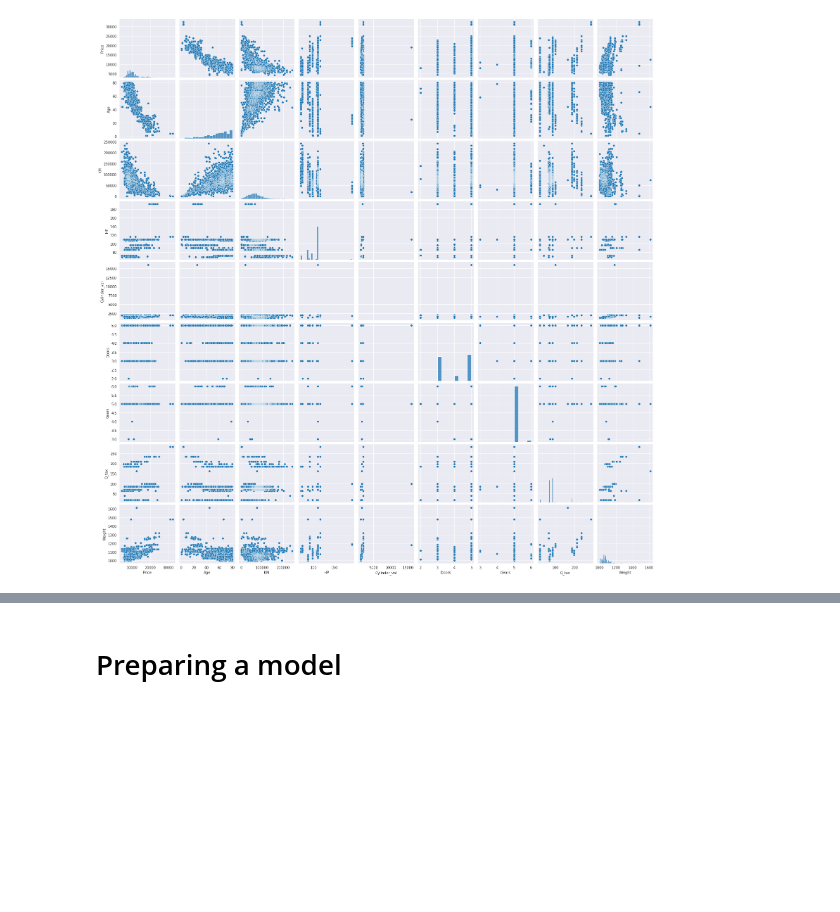
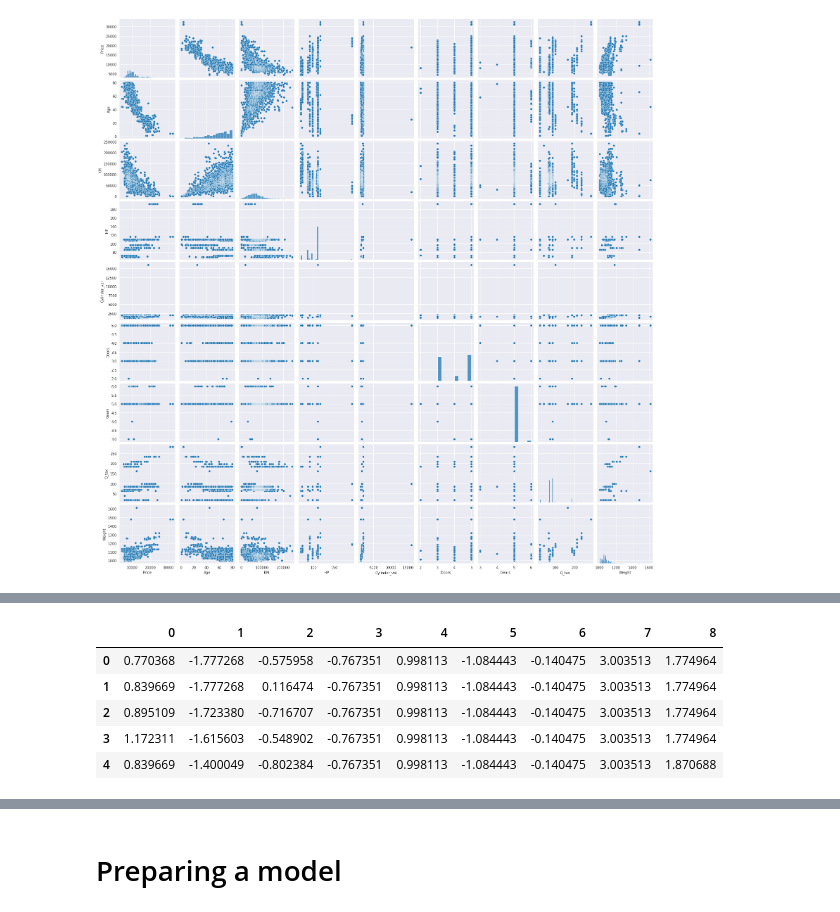
Before and after one commit to RiteshopShrivastava/Assignment_5_Multi_Linear_Regression_Toyota, a Jupyter notebook: Assignment_5_MLR_Toyota_Corolla.ipynb, the cells around one changed output, grey strips where cells are left out. Drawn from its saved outputs; the diff is of its cells as text; code cells hidden in the pictures; blank space fills up the shorter version.

```diff
--- a/Assignment_5_MLR_Toyota_Corolla.ipynb
+++ b/Assignment_5_MLR_Toyota_Corolla.ipynb
@@ -157,0 +162,4 @@ sns.pairplot(toyota2)
+# %%
+from sklearn.preprocessing import StandardScaler
+scale = StandardScaler()
+toyota_scale = scale.fit_transform(toyota)
@@ -157,0 +182,10 @@ sns.pairplot(toyota2)
+# %%
+toyota_df = pd.DataFrame(toyota_scale)
+toyota_df.head()
+# %% [output]
+|  | 0 | 1 | 2 | 3 | 4 | 5 | 6 | 7 | 8 |
+| 0 | 0.770368 | -1.777268 | -0.575958 | -0.767351 | 0.998113 | -1.084443 | -0.140475 | 3.003513 | 1.774964 |
+| 1 | 0.839669 | -1.777268 | 0.116474 | -0.767351 | 0.998113 | -1.084443 | -0.140475 | 3.003513 | 1.774964 |
+| 2 | 0.895109 | -1.723380 | -0.716707 | -0.767351 | 0.998113 | -1.084443 | -0.140475 | 3.003513 | 1.774964 |
+| 3 | 1.172311 | -1.615603 | -0.548902 | -0.767351 | 0.998113 | -1.084443 | -0.140475 | 3.003513 | 1.774964 |
+| 4 | 0.839669 | -1.400049 | -0.802384 | -0.767351 | 0.998113 | -1.084443 | -0.140475 | 3.003513 | 1.870688 |
```
Also changed, not shown: parts of 71 cells of this notebook.
